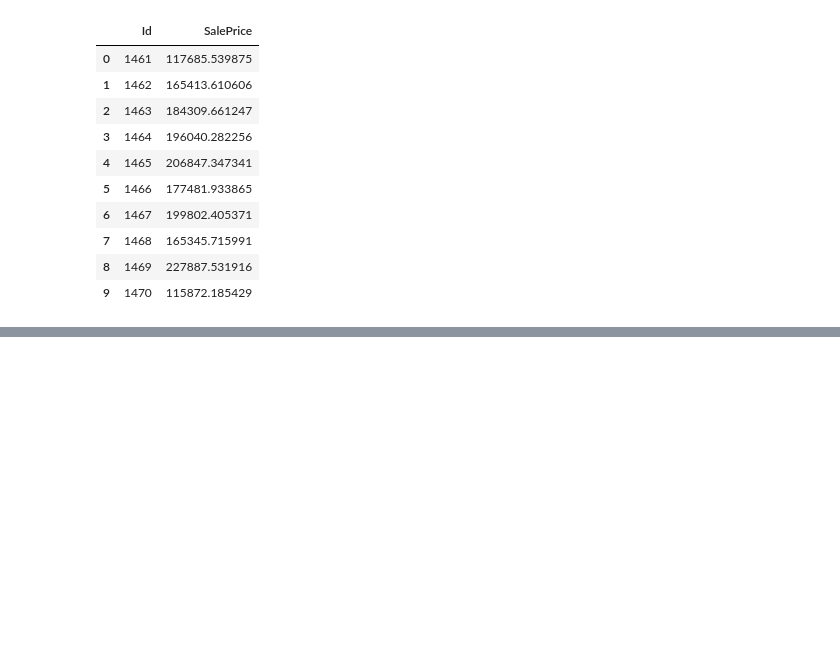
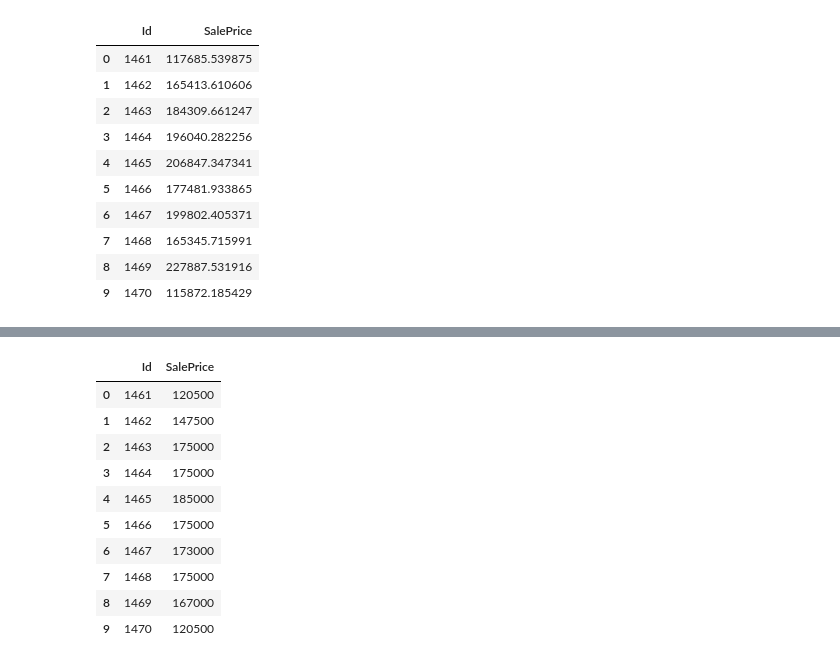
Before and after one commit to ProgrammingBishop/python, a Jupyter notebook: competitions/housing_prices.ipynb, the cells around one changed output, grey strips where cells are left out. Drawn from its saved outputs; the diff is of its cells as text; code cells hidden in the pictures; blank space fills up the shorter version.

Commit message:
Random FOrest for best accuracy yet

```diff
--- a/competitions/housing_prices.ipynb
+++ b/competitions/housing_prices.ipynb
@@ -568,0 +573,4 @@ submission.head(10)
+# %%
+rfc = RandomForestClassifier( n_estimators = 200 )
+# %%
+rfc.fit( train_X, train_y )
@@ -568,0 +585,24 @@ submission.head(10)
+# %%
+predictions = rfc.predict( test_X )
+# %%
+submission = pd.DataFrame(
+    {'Id'        : test_X[ 'Id' ],
+     'SalePrice' : predictions
+    }
+)
+
+submission.to_csv( './submissions/submission.csv', index = False )
+# %%
+submission.head(10)
+# %% [output]
+|  | Id | SalePrice |
+| 0 | 1461 | 120500 |
+| 1 | 1462 | 147500 |
+| 2 | 1463 | 175000 |
+| 3 | 1464 | 175000 |
+| 4 | 1465 | 185000 |
+| 5 | 1466 | 175000 |
+| 6 | 1467 | 173000 |
+| 7 | 1468 | 175000 |
+| 8 | 1469 | 167000 |
+| 9 | 1470 | 120500 |
```
Also changed, not shown: parts of 6 cells of this notebook, 2 other files.
